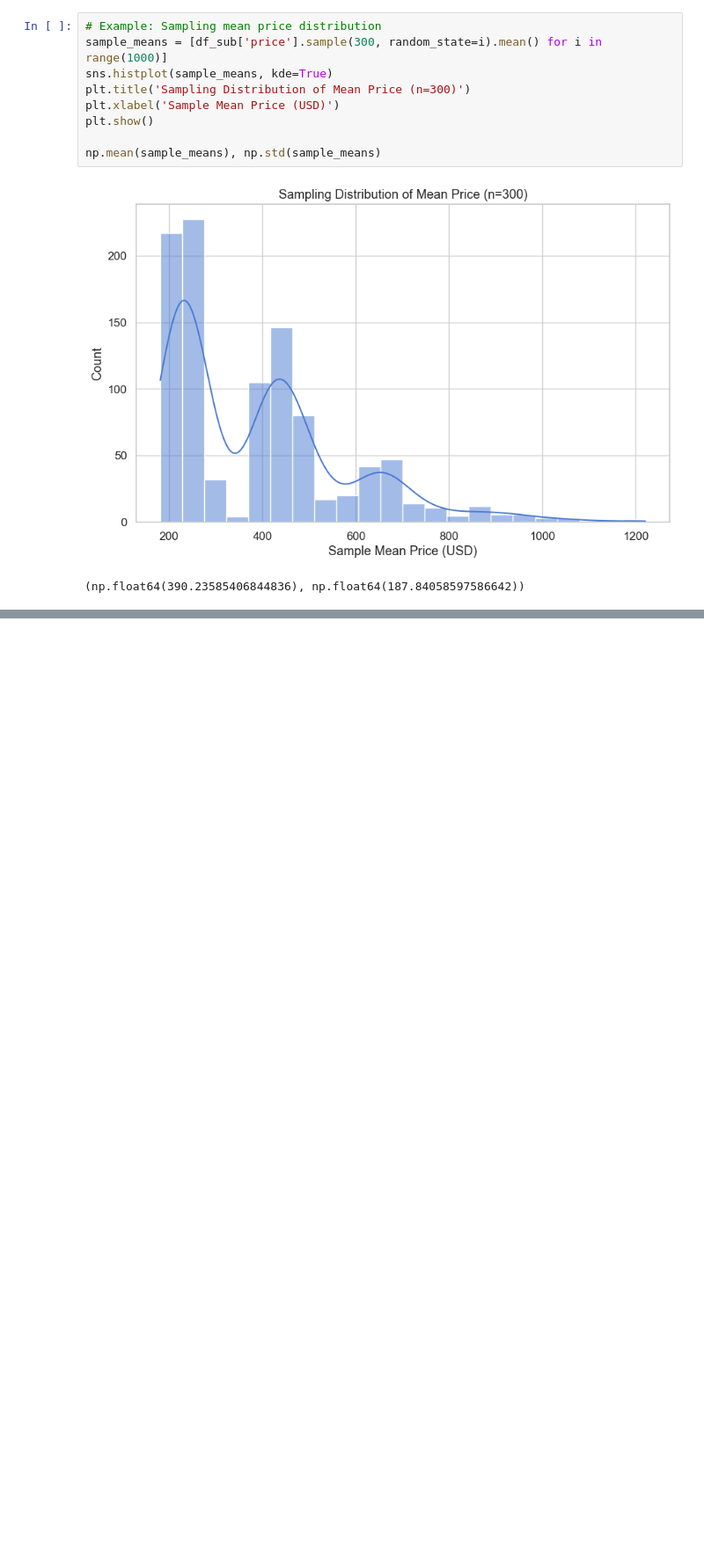
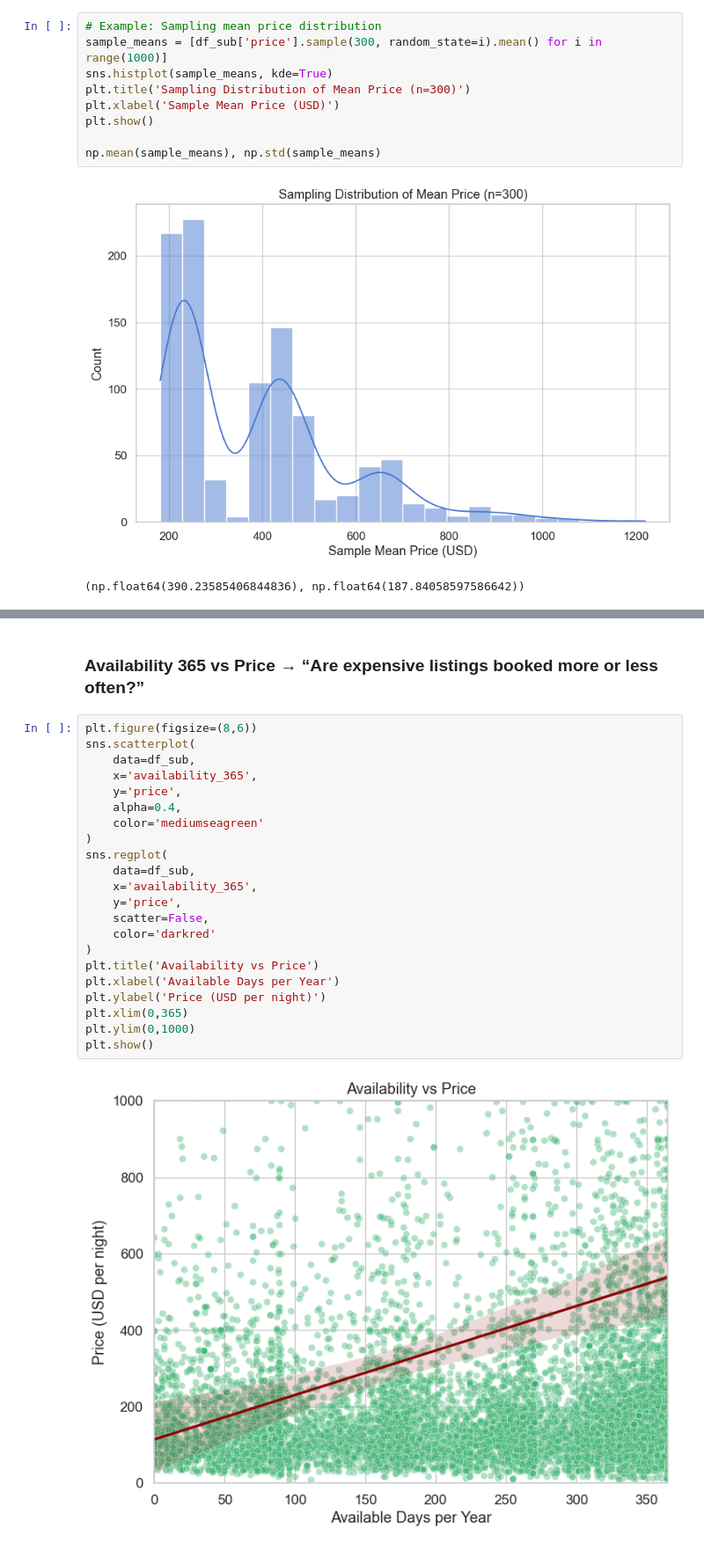
Before and after one commit to cleburn/texas-airbnb-market-analysis, a Jupyter notebook: notebooks/austin_airbnb_eda.ipynb, the cells around one changed output, grey strips where cells are left out. Shown at 88% size. Drawn from its saved outputs; the diff is of its cells as text; blank space fills up the shorter version.

```diff
--- a/notebooks/austin_airbnb_eda.ipynb
+++ b/notebooks/austin_airbnb_eda.ipynb
@@ -158,0 +194,26 @@ np.mean(sample_means), np.std(sample_means)
+# %% [markdown]
+### Availability 365 vs Price → “Are expensive listings booked more or less often?”
+# %%
+plt.figure(figsize=(8,6))
+sns.scatterplot(
+    data=df_sub,
+    x='availability_365',
+    y='price',
+    alpha=0.4,
+    color='mediumseagreen'
+)
+sns.regplot(
+    data=df_sub,
+    x='availability_365',
+    y='price',
+    scatter=False,
+    color='darkred'
+)
+plt.title('Availability vs Price')
+plt.xlabel('Available Days per Year')
+plt.ylabel('Price (USD per night)')
+plt.xlim(0,365)
+plt.ylim(0,1000)
+plt.show()
+# %% [output]
+[figure, added]
```
Also changed, not shown: parts of 19 cells of this notebook, 7 other files.
